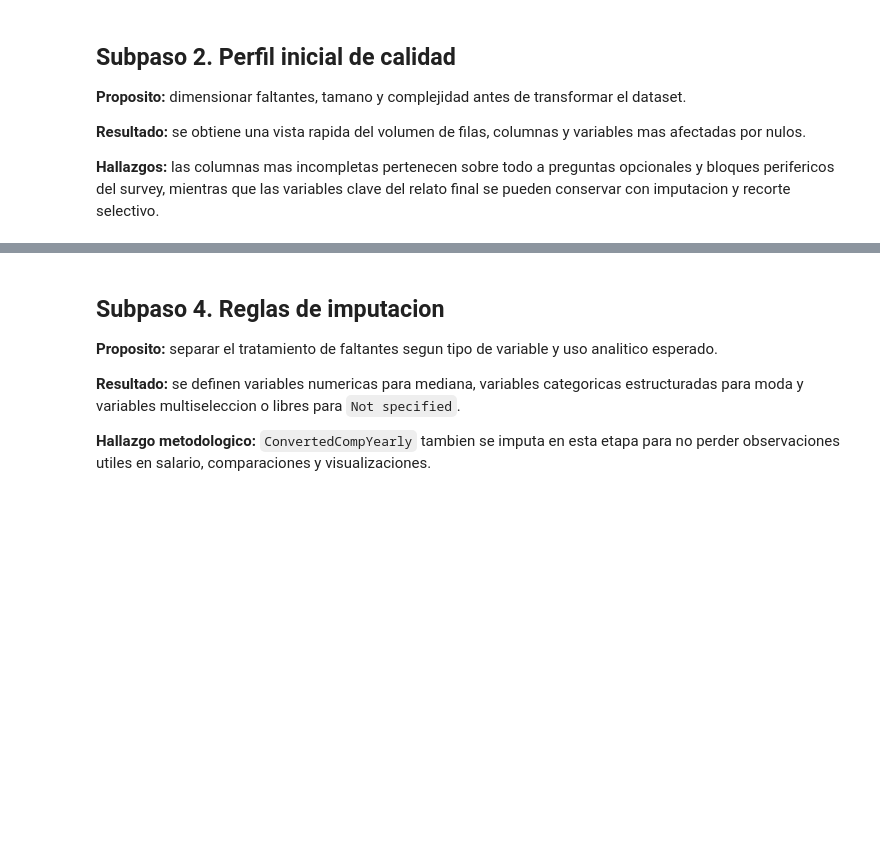
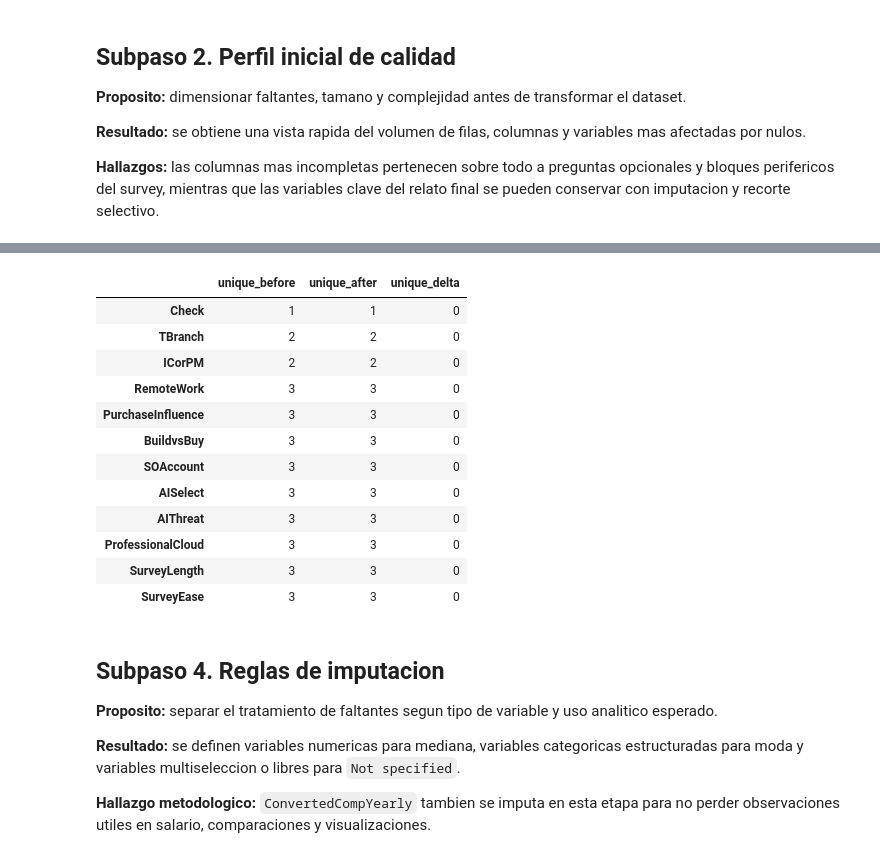
Before and after one commit to brendalp0110-web/portfolio_case_study_stackoverflow_survey, a Jupyter notebook: notebooks/02_data_cleaning.ipynb, the cells around one changed output, grey strips where cells are left out. Saved outputs shown, nothing was run; the diff lists cells and outputs as text; code cells hidden in the pictures; blank space fills up the shorter version.

Commit message:
Normalize survey string categories

```diff
--- a/notebooks/02_data_cleaning.ipynb
+++ b/notebooks/02_data_cleaning.ipynb
@@ -79,4 +104,78 @@ edlevel_mapping = {
 survey_clean["Country"] = survey_clean["Country"].replace(country_mapping)
 survey_clean["EdLevel"] = survey_clean["EdLevel"].replace(edlevel_mapping)
 
-survey_clean[["Country", "EdLevel"]].head()
+GLOBAL_STRING_ALIASES = {
+    "United States of America": "United States",
+    "United Kingdom of Great Britain and Northern Ireland": "United Kingdom",
+    "Bachelors degree (B.A., B.S., B.Eng., etc.)": "Bachelors degree",
+    "Masters degree (M.A., M.S., M.Eng., MBA, etc.)": "Masters degree",
+    "Professional degree (JD, MD, Ph.D, Ed.D, etc.)": "Professional degree",
+    "Associate degree (A.A., A.S., etc.)": "Associate degree",
+    "Secondary school (e.g. American high school, German Realschule or Gymnasium, etc.)": "Secondary school",
+    "Primary/elementary school": "Primary school",
+    "Some college/university study without earning a degree": "Some college study without earning a degree",
+    "Dynamodb": "DynamoDB",
+    "ASP.NET CORE": "ASP.NET Core",
+    "Digital Ocean": "DigitalOcean",
+    "Bash/Shell (all shells)": "Bash/Shell",
+    "Amazon Web Services (AWS)": "AWS",
+    "Microsoft SQL Server": "MS SQL Server",
+    "Firebase Realtime Database": "Firebase RTDB",
+}
+
+MISSING_TEXT_MARKERS = {"", "nan", "none", "null", "na", "n/a", "<na>"}
+
+def normalize_text_value(value):
+    if pd.isna(value):
+        return pd.NA
+    normalized = str(value).replace("\uFFFD", "").replace("\u2019", "").replace("\u2018", "")
+    normalized = re.sub(r"\s+", " ", normalized).strip()
+    if normalized.casefold() in MISSING_TEXT_MARKERS:
+        return pd.NA
+    return GLOBAL_STRING_ALIASES.get(normalized, normalized)
+
+def normalize_multiselect_value(value):
+    if pd.isna(value):
+        return pd.NA
+    normalized_items = []
+    seen = set()
+    for item in str(value).split(";"):
+        normalized_item = normalize_text_value(item)
+        if pd.isna(normalized_item):
+            continue
+        key = normalized_item.casefold()
+        if key not in seen:
+            normalized_items.append(normalized_item)
+            seen.add(key)
+    return ";".join(normalized_items) if normalized_items else pd.NA
+
+string_columns = [
+    column
+    for column in survey_clean.columns
+    if pd.api.types.is_object_dtype(survey_clean[column]) or pd.api.types.is_string_dtype(survey_clean[column])
+]
+multiselect_columns = [
+    column
+    for column in string_columns
+    if survey_clean[column].dropna().astype(str).str.contains(";", regex=False).any()
+]
+
+unique_counts_before = survey_clean[string_columns].nunique(dropna=True)
+
+for column in string_columns:
+    if column in multiselect_columns:
+        survey_clean[column] = survey_clean[column].map(normalize_multiselect_value)
+    else:
+        survey_clean[column] = survey_clean[column].map(normalize_text_value)
+
+unique_counts_after = survey_clean[string_columns].nunique(dropna=True)
+normalization_summary = (
+    pd.DataFrame({"unique_before": unique_counts_before, "unique_after": unique_counts_after})
+    .assign(unique_delta=lambda frame: frame["unique_after"] - frame["unique_before"])
+    .sort_values(["unique_delta", "unique_before"])
+)
+
+print("String columns normalized:", len(string_columns))
+print("Multiselect columns normalized item by item:", len(multiselect_columns))
+normalization_summary.head(12)
+# %% [output]
@@ -83,3 +184,16 @@ survey_clean[["Country", "EdLevel"]].head()
+|  | unique_before | unique_after | unique_delta |
+| Check | 1 | 1 | 0 |
+| TBranch | 2 | 2 | 0 |
+| ICorPM | 2 | 2 | 0 |
+| RemoteWork | 3 | 3 | 0 |
+| PurchaseInfluence | 3 | 3 | 0 |
+| BuildvsBuy | 3 | 3 | 0 |
+| SOAccount | 3 | 3 | 0 |
+| AISelect | 3 | 3 | 0 |
+| AIThreat | 3 | 3 | 0 |
+| ProfessionalCloud | 3 | 3 | 0 |
+| SurveyLength | 3 | 3 | 0 |
+| SurveyEase | 3 | 3 | 0 |
 # %% [markdown]
 ## Subpaso 4. Reglas de imputacion
 
```
Also changed, not shown: parts of 9 cells of this notebook, 1 other file.
